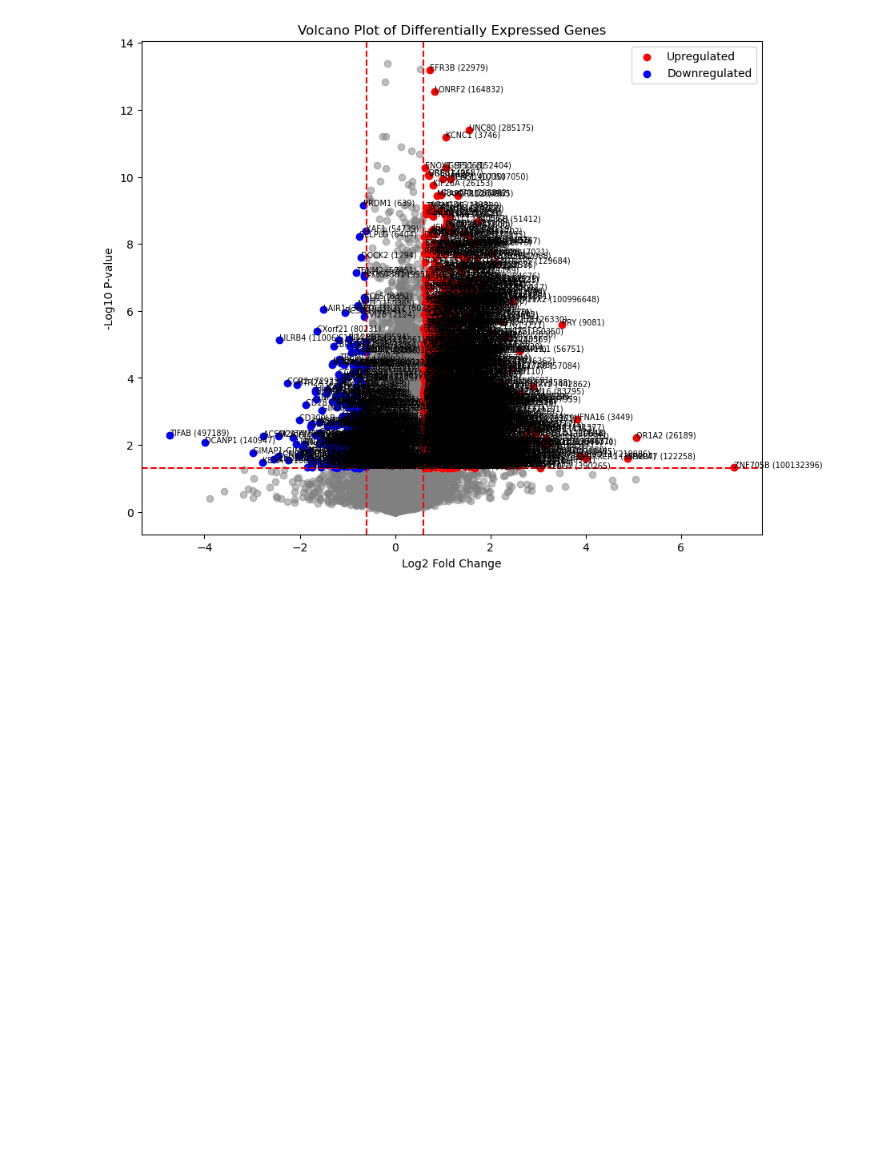
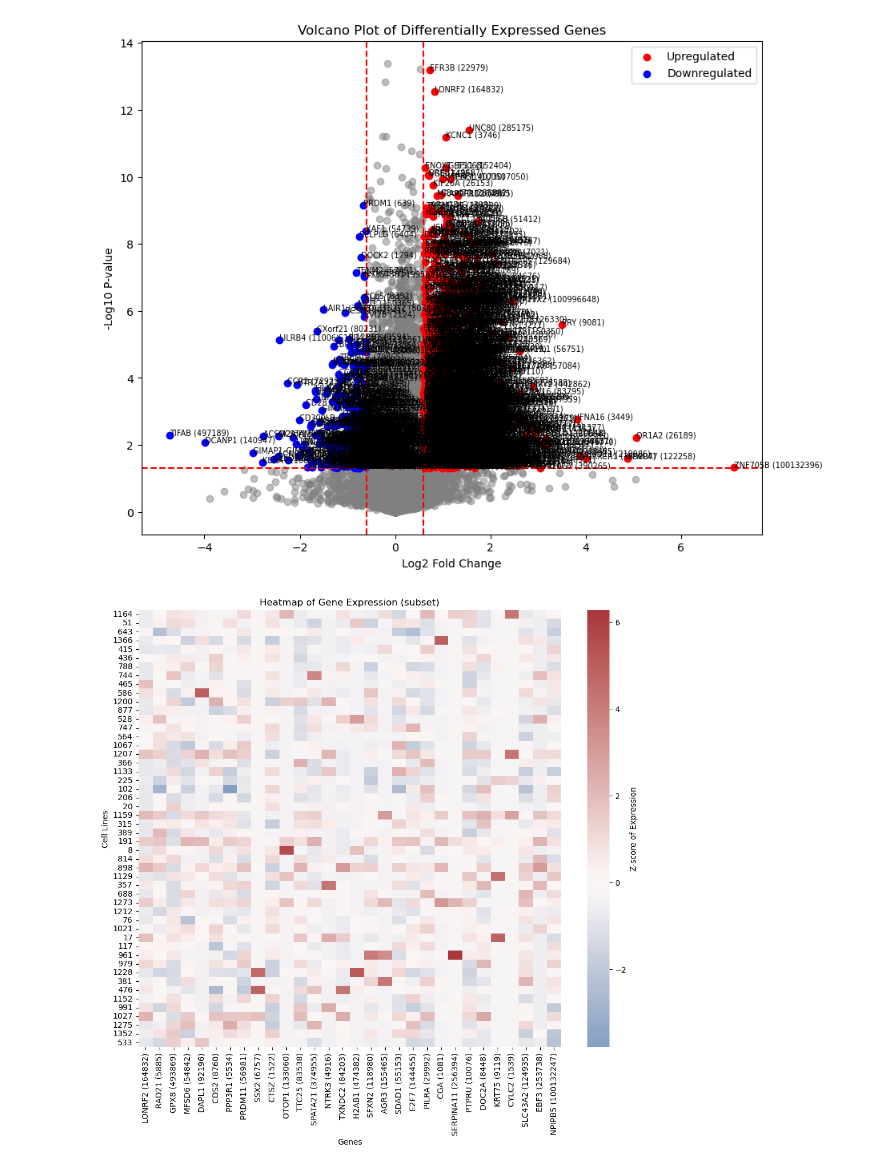
Before and after one commit to DimitraEl/Master-Thesis-2024, a Jupyter notebook: Notebooks/INITIALIZING.ipynb, the cells around one changed output. Cells and saved outputs as stored; diff of their text form; code cells hidden in the pictures; blank space fills up the shorter version.

```diff
--- a/Notebooks/INITIALIZING.ipynb
+++ b/Notebooks/INITIALIZING.ipynb
@@ -879,3 +777,22 @@ plt.savefig('volcano.pdf')
 plt.show()
 # %% [output]
 [figure]
+# %%
+import pandas as pd
+import seaborn as sns
+import matplotlib.pyplot as plt
+from scipy.stats import zscore
+
+
+subset_expression_data = expression_data.sample(n=50, axis=0).sample(n=30, axis=1)  # Adjust numbers as needed
+
+standardized_data = subset_expression_data.apply(zscore)
+
+plt.figure(figsize=(12, 10))
+sns.heatmap(standardized_data, cmap='vlag', center=0, cbar_kws={'label': 'Z-score of Expression'})
+plt.title('Heatmap of Gene Expression (subset)')
+plt.xlabel('Genes')
+plt.ylabel('Cell Lines')
+plt.show()
+# %% [output]
+[figure, added]
```
Also changed, not shown: parts of 26 cells of this notebook.
